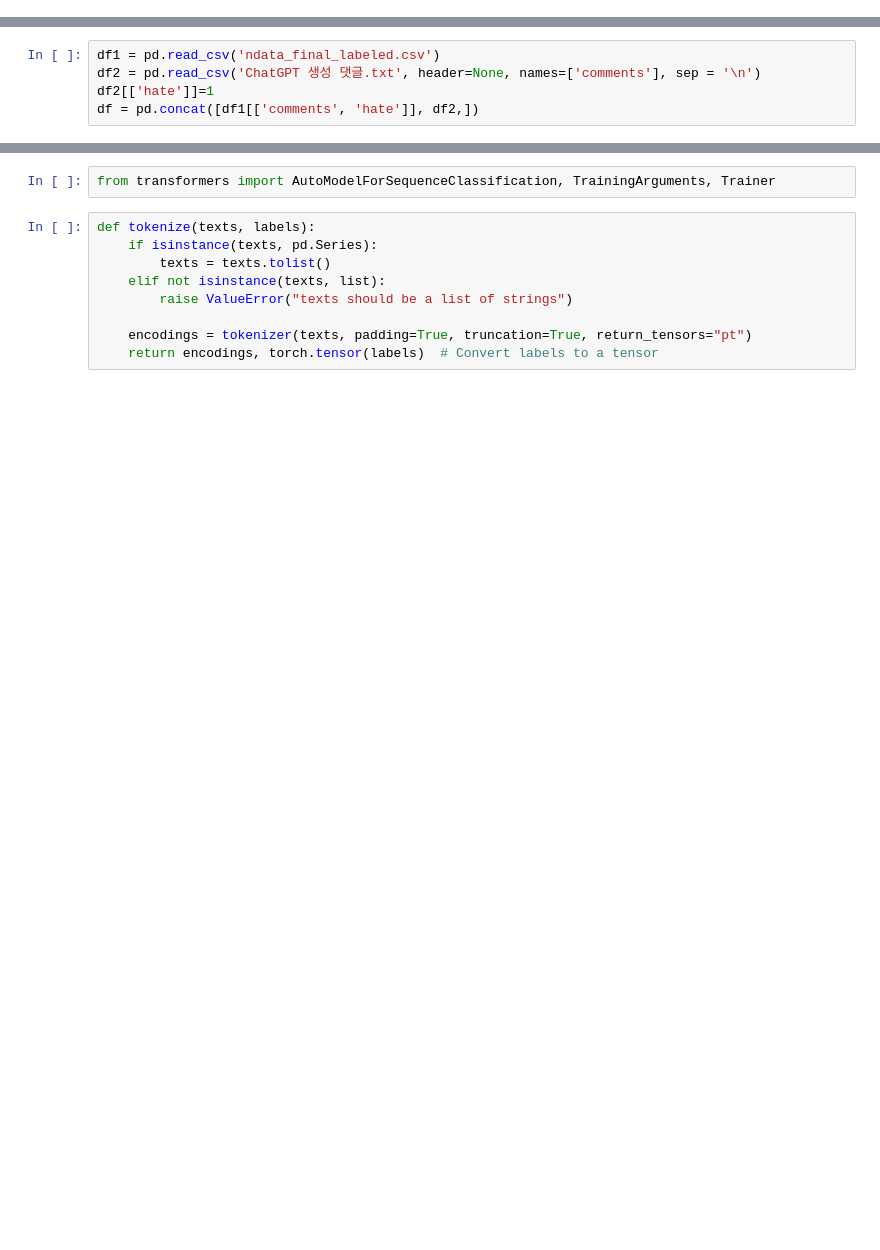
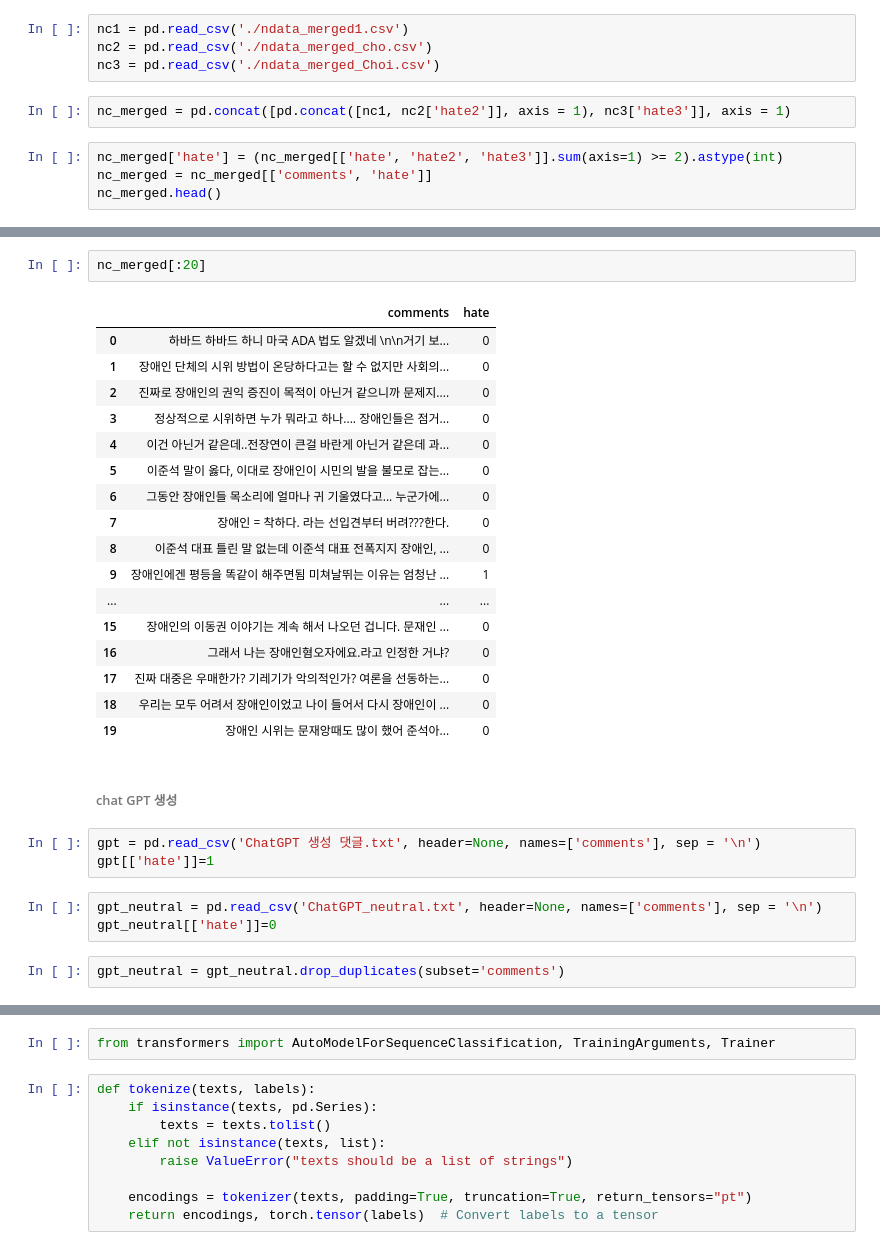
Before and after one commit to neinlee/Abelism-Miner_underline, a Jupyter notebook: ableism-miner_model.ipynb, the cells around one changed output, grey strips where cells are left out. Drawn from its saved outputs; the diff is of its cells as text; blank space fills up the shorter version.

```diff
--- a/ableism-miner_model.ipynb
+++ b/ableism-miner_model.ipynb
@@ -8,0 +32,10 @@ from transformers import BertForSequenceClassification, Trainer, TrainingArgumen
+# %%
+nc1 = pd.read_csv('./ndata_merged1.csv')
+nc2 = pd.read_csv('./ndata_merged_cho.csv')
+nc3 = pd.read_csv('./ndata_merged_Choi.csv')
+# %%
+nc_merged = pd.concat([pd.concat([nc1, nc2['hate2']], axis = 1), nc3['hate3']], axis = 1)
+# %%
+nc_merged['hate'] = (nc_merged[['hate', 'hate2', 'hate3']].sum(axis=1) >= 2).astype(int)
+nc_merged = nc_merged[['comments', 'hate']]
+nc_merged.head()
@@ -9,5 +49,30 @@ from transformers import BertForSequenceClassification, Trainer, TrainingArgumen
+# %%
+nc_merged[:20]
+# %% [output]
+|  | comments | hate |
+| 0 | 하바드 하바드 하니 마국 ADA 법도 알겠네 \n\n거기 보... | 0 |
+| 1 | 장애인 단체의 시위 방법이 온당하다고는 할 수 없지만 사회의... | 0 |
+| 2 | 진짜로 장애인의 권익 증진이 목적이 아닌거 같으니까 문제지.... | 0 |
+| 3 | 정상적으로 시위하면 누가 뭐라고 하나.... 장애인들은 점거... | 0 |
+| 4 | 이건 아닌거 같은데..전장연이 큰걸 바란게 아닌거 같은데 과... | 0 |
+| 5 | 이준석 말이 옳다, 이대로 장애인이 시민의 발을 불모로 잡는... | 0 |
+| 6 | 그동안 장애인들 목소리에 얼마나 귀 기울였다고... 누군가에... | 0 |
+| 7 | 장애인 = 착하다. 라는 선입견부터 버려???한다. | 0 |
+| 8 | 이준석 대표 틀린 말 없는데 이준석 대표 전폭지지 장애인, ... | 0 |
+| 9 | 장애인에겐 평등을 똑같이 해주면됨 미쳐날뛰는 이유는 엄청난 ... | 1 |
+| ... | ... | ... |
+| 15 | 장애인의 이동권 이야기는 계속 해서 나오던 겁니다. 문재인 ... | 0 |
+| 16 | 그래서 나는 장애인혐오자에요.라고 인정한 거냐? | 0 |
+| 17 | 진짜 대중은 우매한가? 기레기가 악의적인가? 여론을 선동하는... | 0 |
+| 18 | 우리는 모두 어려서 장애인이었고 나이 들어서 다시 장애인이 ... | 0 |
+| 19 | 장애인 시위는 문재앙때도 많이 했어 준석아... | 0 |
+# %% [markdown]
+###### chat GPT 생성
 # %%
-df1 = pd.read_csv('ndata_final_labeled.csv')
-df2 = pd.read_csv('ChatGPT 생성 댓글.txt', header=None, names=['comments'], sep = '\n')
-df2[['hate']]=1
-df = pd.concat([df1[['comments', 'hate']], df2,])
+gpt = pd.read_csv('ChatGPT 생성 댓글.txt', header=None, names=['comments'], sep = '\n')
+gpt[['hate']]=1
+# %%
+gpt_neutral = pd.read_csv('ChatGPT_neutral.txt', header=None, names=['comments'], sep = '\n')
+gpt_neutral[['hate']]=0
+# %%
+gpt_neutral = gpt_neutral.drop_duplicates(subset='comments')
```
Also changed, not shown: parts of 46 cells of this notebook.
